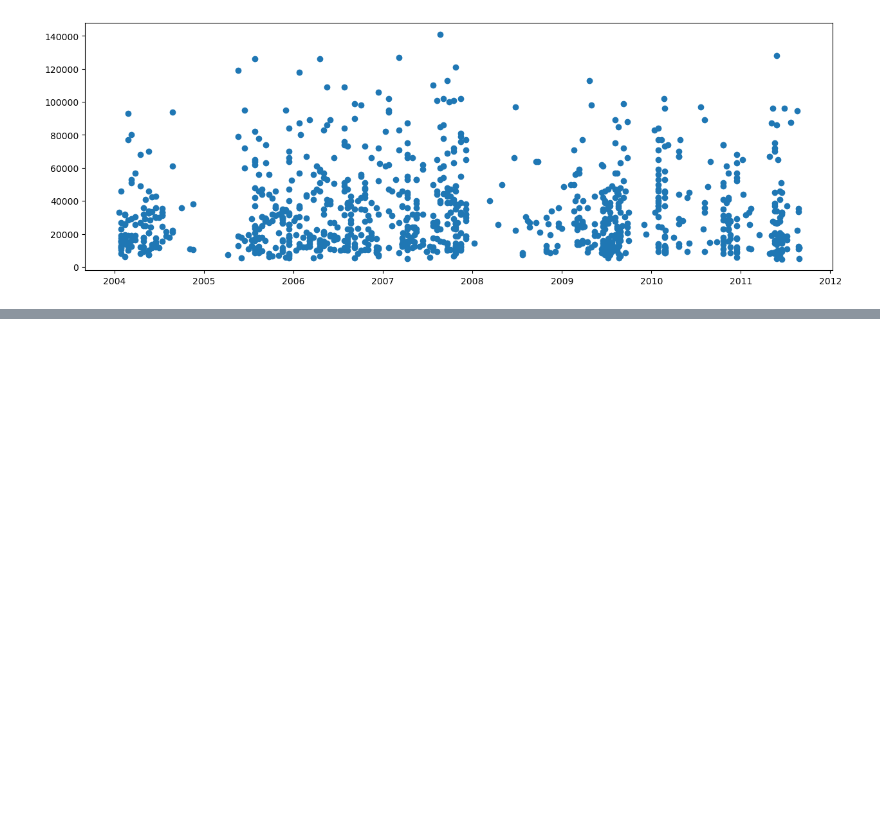
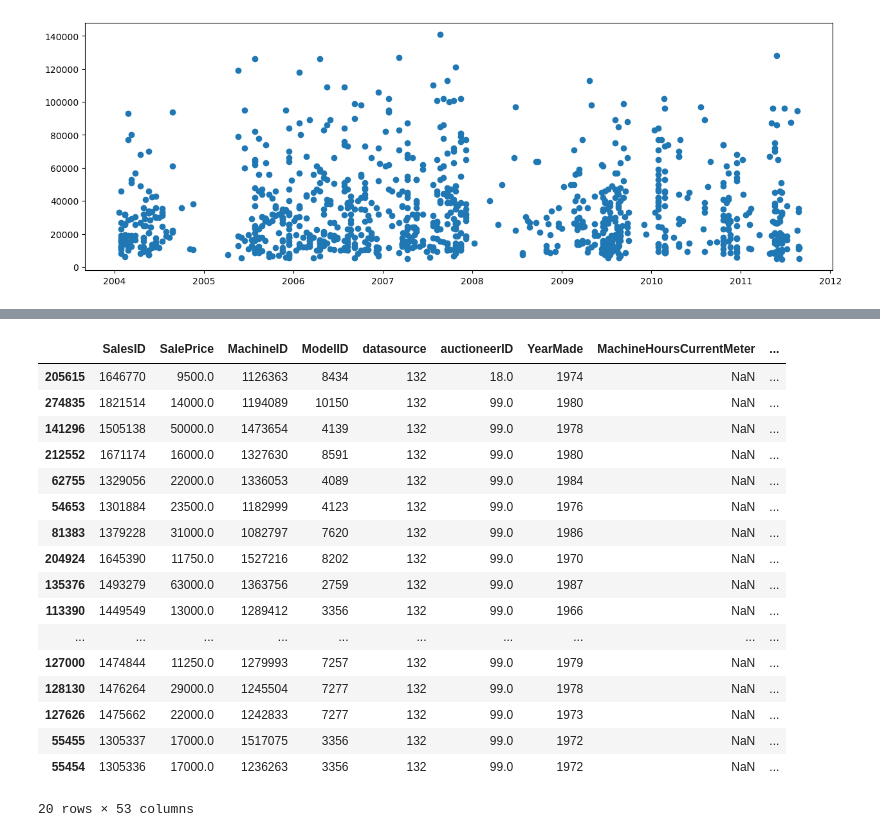
Before and after one commit to rezaazimibar/MachineLearning-projects-playground, a Jupyter notebook: RegularProjects/bulldozer_price_prediction/bulldozer_price_prediction.ipynb, the cells around one changed output, grey strips where cells are left out. Saved outputs shown, nothing was run; the diff lists cells and outputs as text; code cells hidden in the pictures; blank space fills up the shorter version.

Commit message:
bulldozer price prediction: preprocessing data

```diff
--- a/RegularProjects/bulldozer_price_prediction/bulldozer_price_prediction.ipynb
+++ b/RegularProjects/bulldozer_price_prediction/bulldozer_price_prediction.ipynb
@@ -102,0 +123,22 @@ ax.scatter(df['saledate'][:1000], df['SalePrice'][:1000])
+# %%
+df.sort_values(by=['saledate'], inplace=True, ascending=True)
+df.head(20)
+# %% [output]
+|  | SalesID | SalePrice | MachineID | ModelID | datasource | auctioneerID | YearMade | MachineHoursCurrentMeter | ... |
+| 205615 | 1646770 | 9500.0 | 1126363 | 8434 | 132 | 18.0 | 1974 | NaN | ... |
+| 274835 | 1821514 | 14000.0 | 1194089 | 10150 | 132 | 99.0 | 1980 | NaN | ... |
+| 141296 | 1505138 | 50000.0 | 1473654 | 4139 | 132 | 99.0 | 1978 | NaN | ... |
+| 212552 | 1671174 | 16000.0 | 1327630 | 8591 | 132 | 99.0 | 1980 | NaN | ... |
+| 62755 | 1329056 | 22000.0 | 1336053 | 4089 | 132 | 99.0 | 1984 | NaN | ... |
+| 54653 | 1301884 | 23500.0 | 1182999 | 4123 | 132 | 99.0 | 1976 | NaN | ... |
+| 81383 | 1379228 | 31000.0 | 1082797 | 7620 | 132 | 99.0 | 1986 | NaN | ... |
+| 204924 | 1645390 | 11750.0 | 1527216 | 8202 | 132 | 99.0 | 1970 | NaN | ... |
+| 135376 | 1493279 | 63000.0 | 1363756 | 2759 | 132 | 99.0 | 1987 | NaN | ... |
+| 113390 | 1449549 | 13000.0 | 1289412 | 3356 | 132 | 99.0 | 1966 | NaN | ... |
+| ... | ... | ... | ... | ... | ... | ... | ... | ... | ... |
+| 127000 | 1474844 | 11250.0 | 1279993 | 7257 | 132 | 99.0 | 1979 | NaN | ... |
+| 128130 | 1476264 | 29000.0 | 1245504 | 7277 | 132 | 99.0 | 1978 | NaN | ... |
+| 127626 | 1475662 | 22000.0 | 1242833 | 7277 | 132 | 99.0 | 1973 | NaN | ... |
+| 55455 | 1305337 | 17000.0 | 1517075 | 3356 | 132 | 99.0 | 1972 | NaN | ... |
+| 55454 | 1305336 | 17000.0 | 1236263 | 3356 | 132 | 99.0 | 1972 | NaN | ... |
+20 rows × 53 columns
```
Also changed, not shown: parts of 21 cells of this notebook.
